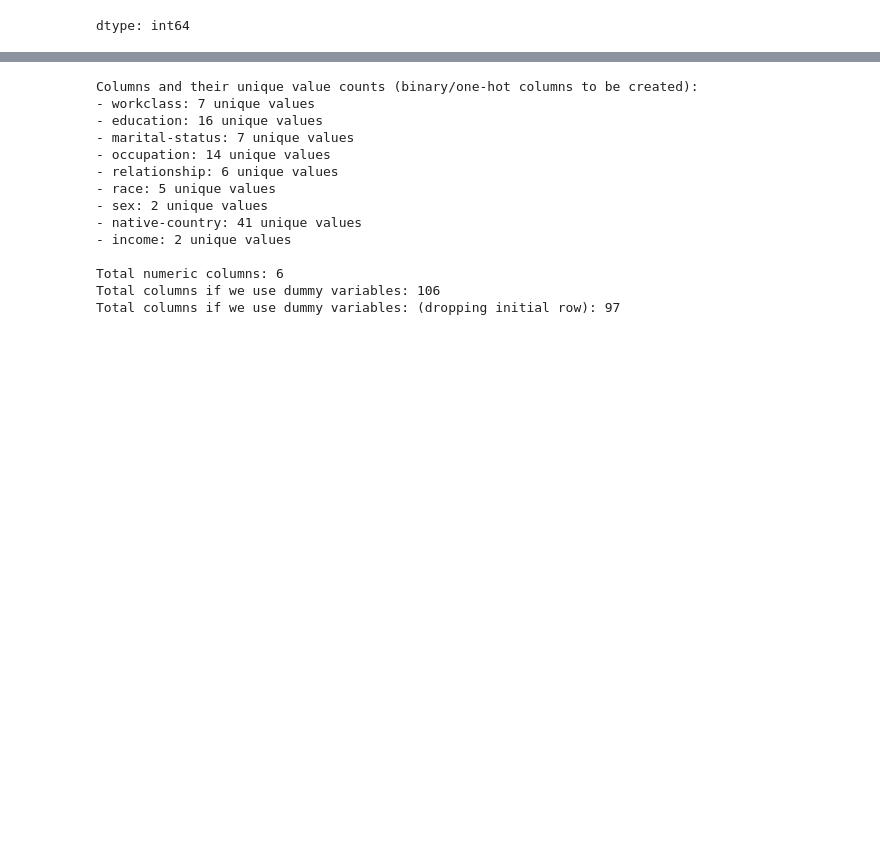
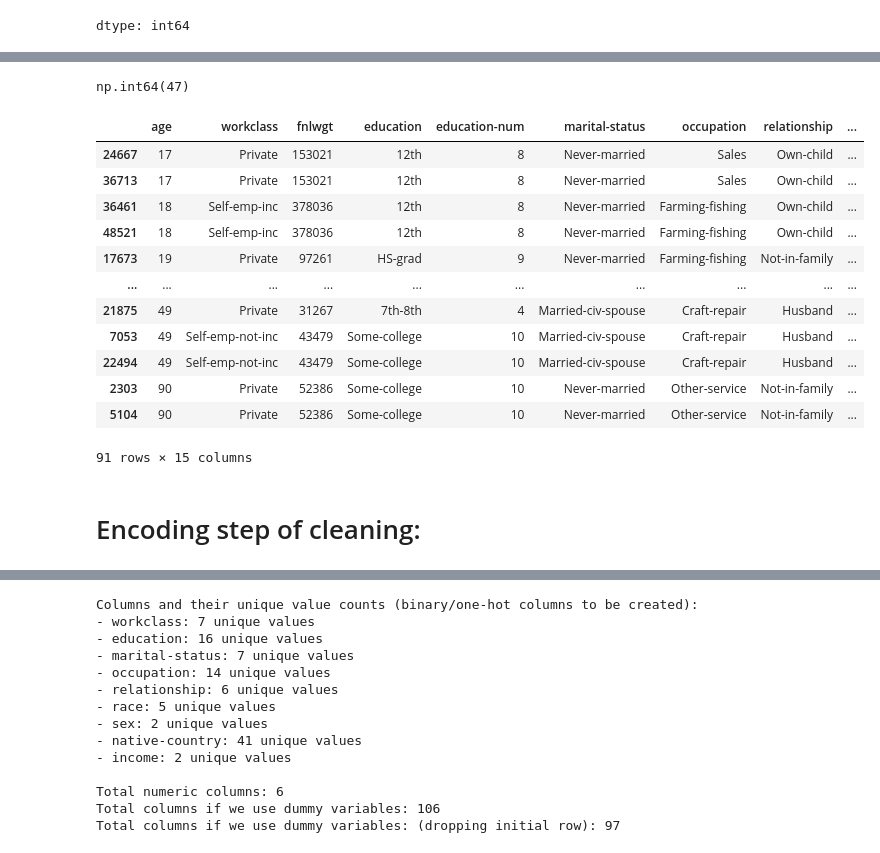
Before and after one commit to lydiapelton/BA305-Project, a Jupyter notebook: Lydia_Project.ipynb, the cells around one changed output, grey strips where cells are left out. Cells and saved outputs as stored; diff of their text form; code cells hidden in the pictures; blank space fills up the shorter version.

```diff
--- a/Lydia_Project.ipynb
+++ b/Lydia_Project.ipynb
@@ -59,8 +59,8 @@ import matplotlib.pyplot as plt
 import numpy as np
 import seaborn as sns
 # %%
-adult_df = pd.concat([X, y], axis=1)
-display(adult_df.head())
+ogdf = pd.concat([X, y], axis=1)
+display(ogdf.head())
 # %% [output]
 |  | age | workclass | fnlwgt | education | education-num | marital-status | occupation | relationship | ... |
 | 0 | 39 | State-gov | 77516 | Bachelors | 13 | Never-married | Adm-clerical | Not-in-family | ... |
@@ -316,0 +256,28 @@ note: people with workclass “Never-worked” all had ? for occupation (no job,
+# %%
+#checking for duplicates
+
+df_q_fix.duplicated().sum()
+# %% [output]
+np.int64(47)
+# %%
+# looking into the 47 flagged duplicates
+
+df_q_fix[df_q_fix.duplicated(keep=False)].sort_values(list(df_q_fix.columns))
+
+# since they are so few, they wont effect data, and could just be crazy coincidences. + the only crazy coincidence part is final weight, and we are dropping that anyway.
+# %% [output]
+|  | age | workclass | fnlwgt | education | education-num | marital-status | occupation | relationship | ... |
+| 24667 | 17 | Private | 153021 | 12th | 8 | Never-married | Sales | Own-child | ... |
+| 36713 | 17 | Private | 153021 | 12th | 8 | Never-married | Sales | Own-child | ... |
+| 36461 | 18 | Self-emp-inc | 378036 | 12th | 8 | Never-married | Farming-fishing | Own-child | ... |
+| 48521 | 18 | Self-emp-inc | 378036 | 12th | 8 | Never-married | Farming-fishing | Own-child | ... |
+| 17673 | 19 | Private | 97261 | HS-grad | 9 | Never-married | Farming-fishing | Not-in-family | ... |
+| ... | ... | ... | ... | ... | ... | ... | ... | ... | ... |
+| 21875 | 49 | Private | 31267 | 7th-8th | 4 | Married-civ-spouse | Craft-repair | Husband | ... |
+| 7053 | 49 | Self-emp-not-inc | 43479 | Some-college | 10 | Married-civ-spouse | Craft-repair | Husband | ... |
+| 22494 | 49 | Self-emp-not-inc | 43479 | Some-college | 10 | Married-civ-spouse | Craft-repair | Husband | ... |
+| 2303 | 90 | Private | 52386 | Some-college | 10 | Never-married | Other-service | Not-in-family | ... |
+| 5104 | 90 | Private | 52386 | Some-college | 10 | Never-married | Other-service | Not-in-family | ... |
+91 rows × 15 columns
+# %% [markdown]
+# Encoding step of cleaning:
```
Also changed, not shown: parts of 42 cells of this notebook.
